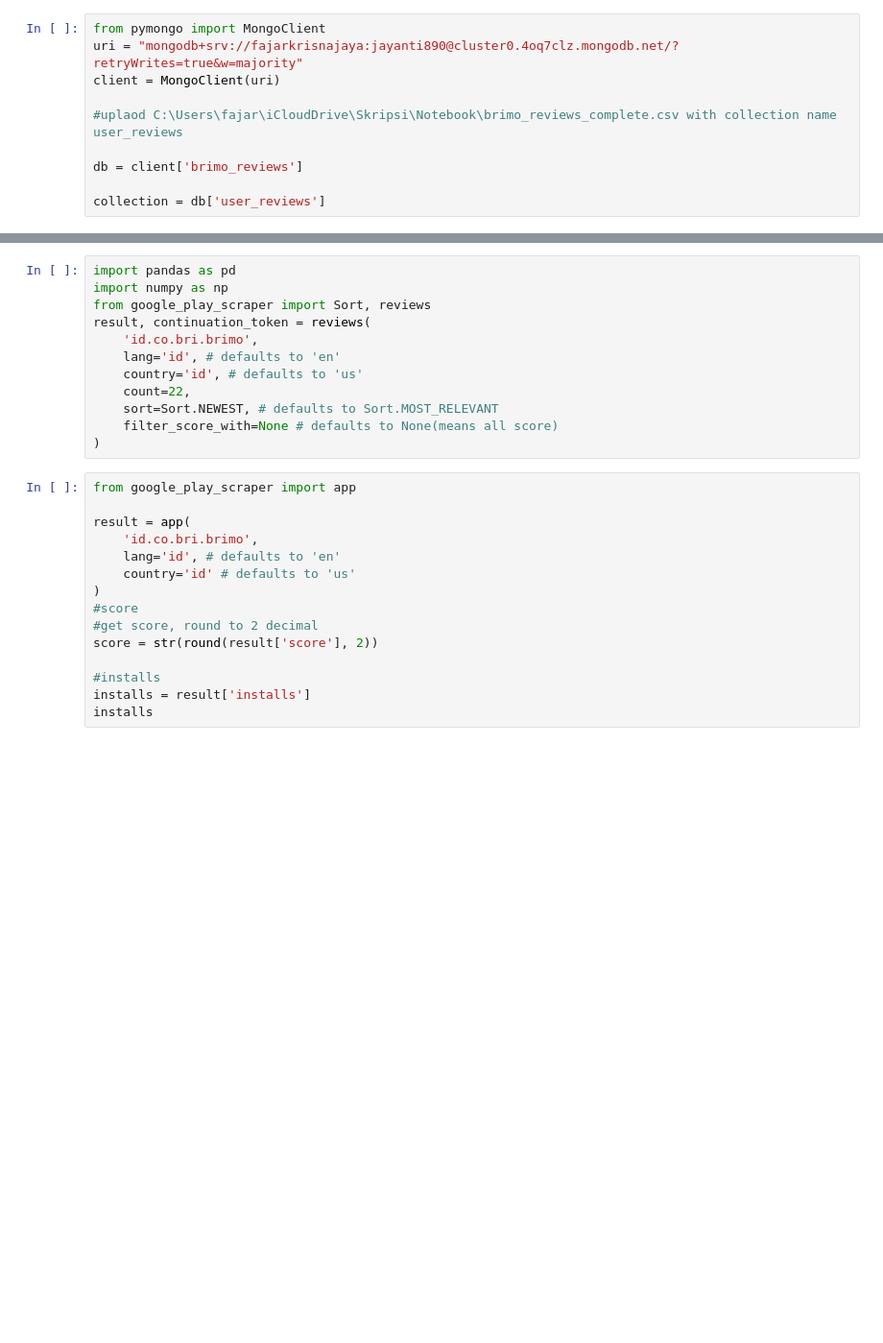
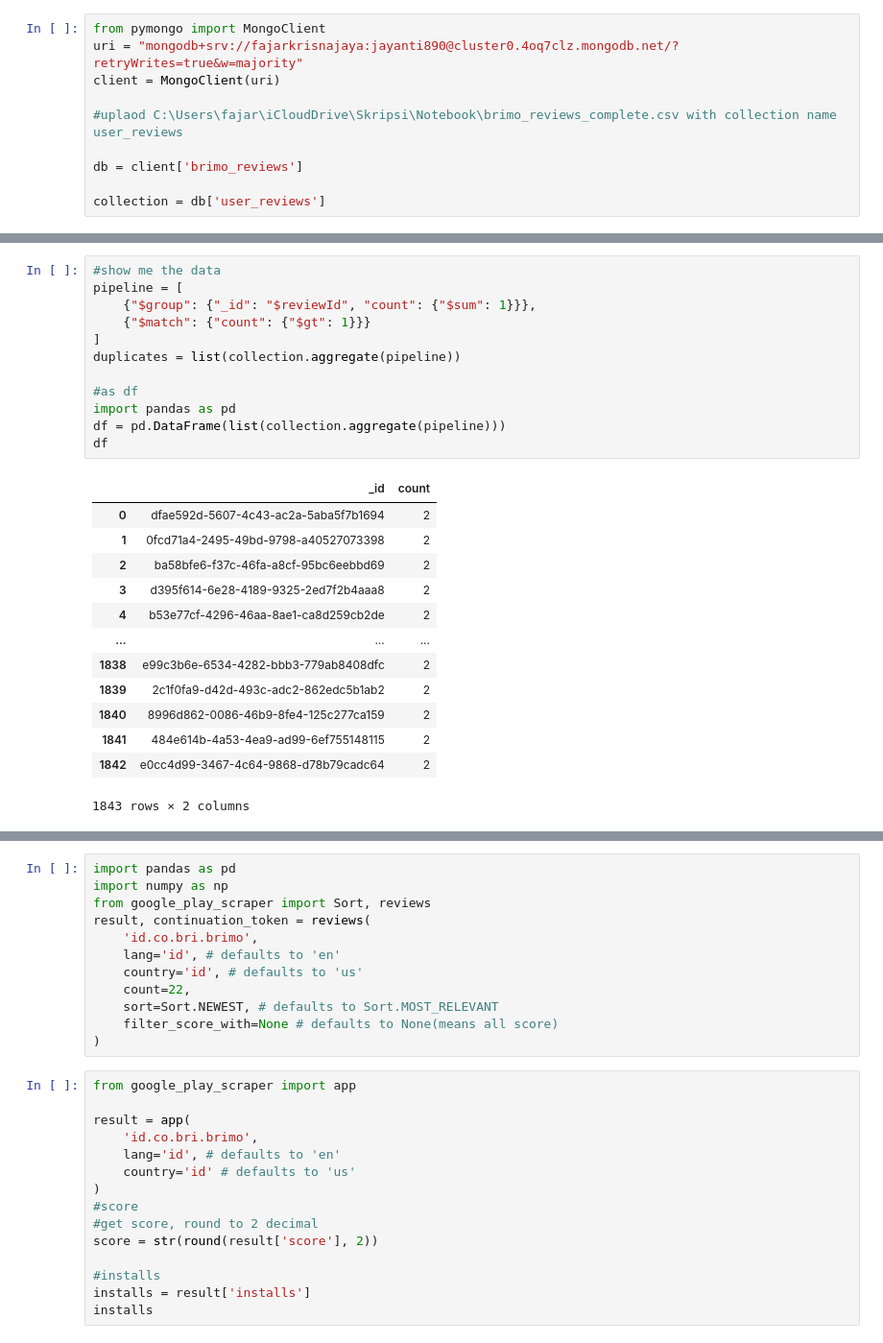
Before and after one commit to fajarkrisnajaya/Dashboard-Monitoring-BRImo, a Jupyter notebook: appinfoscraper.ipynb, the cells around one changed output, grey strips where cells are left out. Shown: that part at 96% size. Cells and saved outputs as stored; diff of their text form; blank space fills up the shorter version.

```diff
--- a/appinfoscraper.ipynb
+++ b/appinfoscraper.ipynb
@@ -25,0 +183,26 @@ print(latest_date)
+# %%
+#show me the data
+pipeline = [
+    {"$group": {"_id": "$reviewId", "count": {"$sum": 1}}},
+    {"$match": {"count": {"$gt": 1}}}
+]
+duplicates = list(collection.aggregate(pipeline))
+
+#as df
+import pandas as pd
+df = pd.DataFrame(list(collection.aggregate(pipeline)))
+df
+# %% [output]
+|  | _id | count |
+| 0 | dfae592d-5607-4c43-ac2a-5aba5f7b1694 | 2 |
+| 1 | 0fcd71a4-2495-49bd-9798-a40527073398 | 2 |
+| 2 | ba58bfe6-f37c-46fa-a8cf-95bc6eebbd69 | 2 |
+| 3 | d395f614-6e28-4189-9325-2ed7f2b4aaa8 | 2 |
+| 4 | b53e77cf-4296-46aa-8ae1-ca8d259cb2de | 2 |
+| ... | ... | ... |
+| 1838 | e99c3b6e-6534-4282-bbb3-779ab8408dfc | 2 |
+| 1839 | 2c1f0fa9-d42d-493c-adc2-862edc5b1ab2 | 2 |
+| 1840 | 8996d862-0086-46b9-8fe4-125c277ca159 | 2 |
+| 1841 | 484e614b-4a53-4ea9-ad99-6ef755148115 | 2 |
+| 1842 | e0cc4d99-3467-4c64-9868-d78b79cadc64 | 2 |
+1843 rows × 2 columns
```
Also changed, not shown: parts of 14 cells of this notebook, 4 other files.
